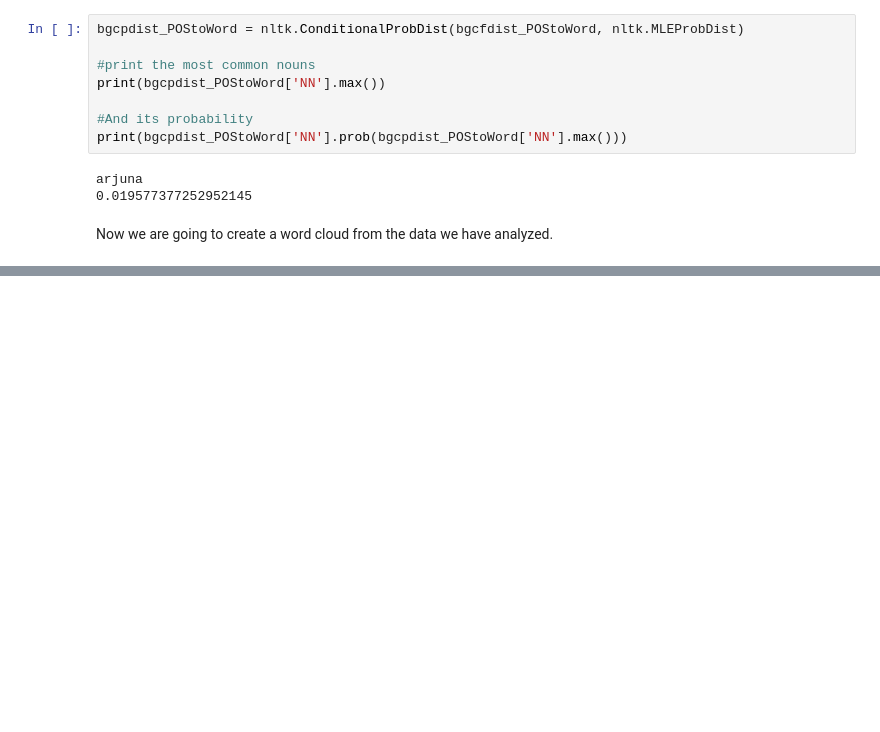
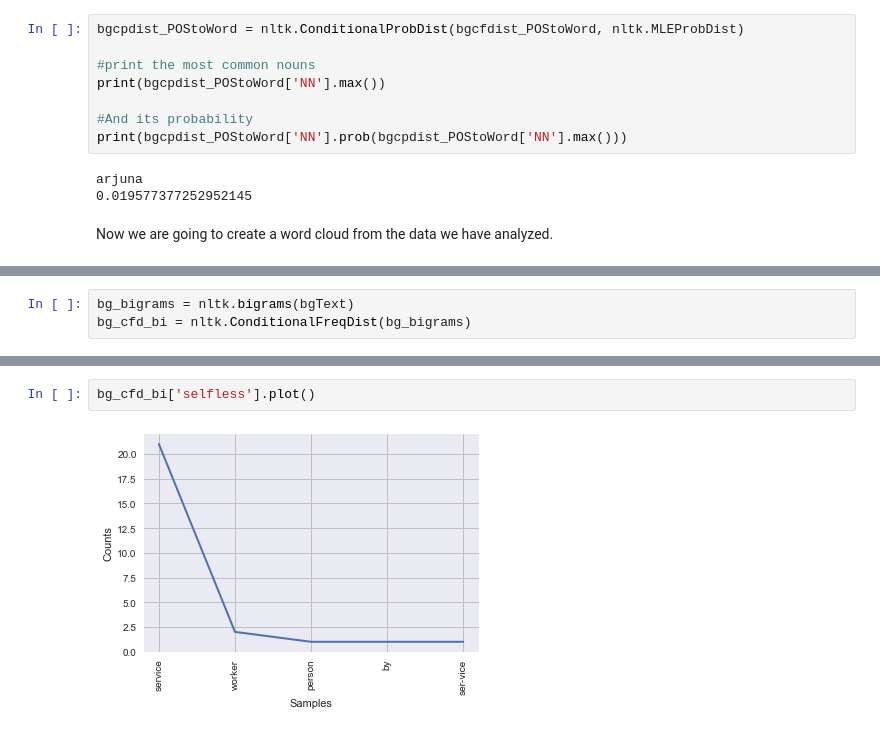
Before and after one commit to saniyamasood/Computational-Content-Analysis-2018, a Jupyter notebook: WEEK2/WEEK2_arvind.ipynb, the cells around one changed output, grey strips where cells are left out. Drawn from its saved outputs; the diff is of its cells as text; blank space fills up the shorter version.

```diff
--- a/WEEK2/WEEK2_arvind.ipynb
+++ b/WEEK2/WEEK2_arvind.ipynb
@@ -606,0 +694,3 @@ plt.savefig("bhagavadGita_word_cloud.pdf", format = 'pdf')
+# %%
+bg_bigrams = nltk.bigrams(bgText)
+bg_cfd_bi = nltk.ConditionalFreqDist(bg_bigrams)
@@ -606,0 +717,4 @@ plt.savefig("bhagavadGita_word_cloud.pdf", format = 'pdf')
+# %%
+bg_cfd_bi['selfless'].plot()
+# %% [output]
+[figure, added]
```
Also changed, not shown: parts of 64 cells of this notebook, 13 other files.
